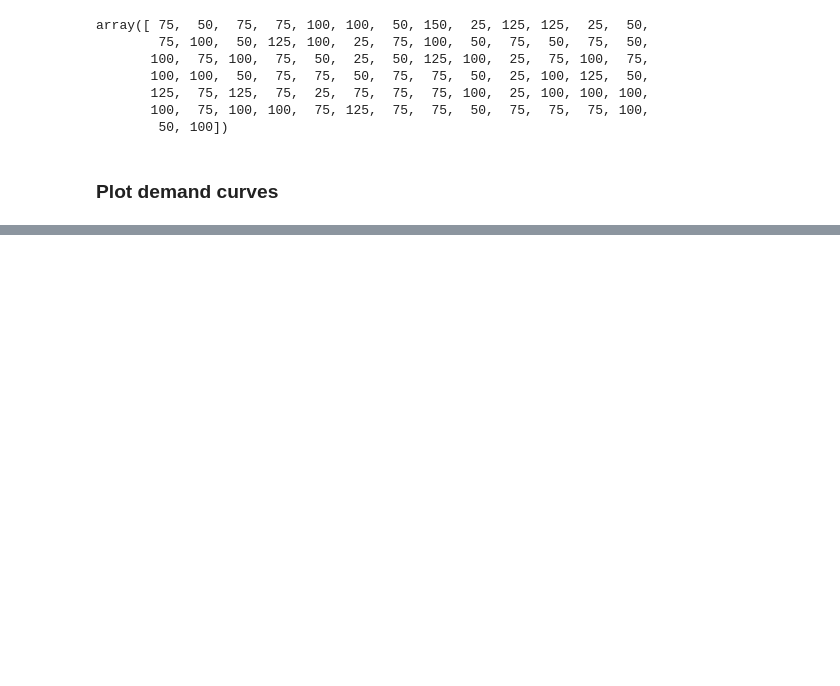
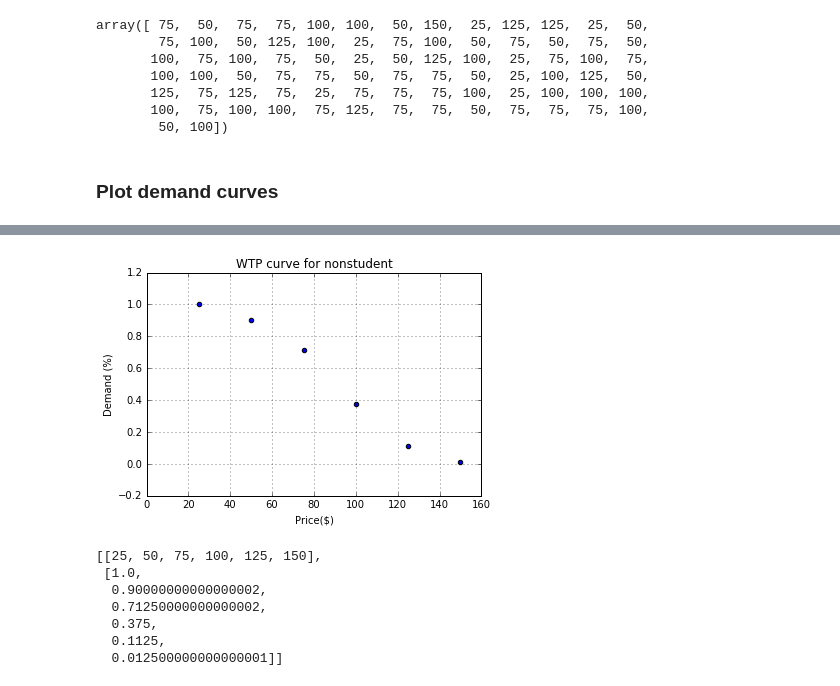
Before and after one commit to JessieJingxuGao/Mini-Projects-in-Revenue-Management, a Jupyter notebook: NYHC/hw4.ipynb, the cells around one changed output, grey strips where cells are left out. Saved outputs shown, nothing was run; the diff lists cells and outputs as text; code cells hidden in the pictures; blank space fills up the shorter version.

```diff
--- a/NYHC/hw4.ipynb
+++ b/NYHC/hw4.ipynb
@@ -134,0 +161,11 @@ plt.show()
+# %%
+demand_scatter_plot(wtp_nonstudent,'WTP curve for nonstudent')
+# %% [output]
+[figure, added]
+[[25, 50, 75, 100, 125, 150],
+ [1.0,
+  0.90000000000000002,
+  0.71250000000000002,
+  0.375,
+  0.1125,
+  0.012500000000000001]]
```
Also changed, not shown: parts of 5 cells of this notebook.
